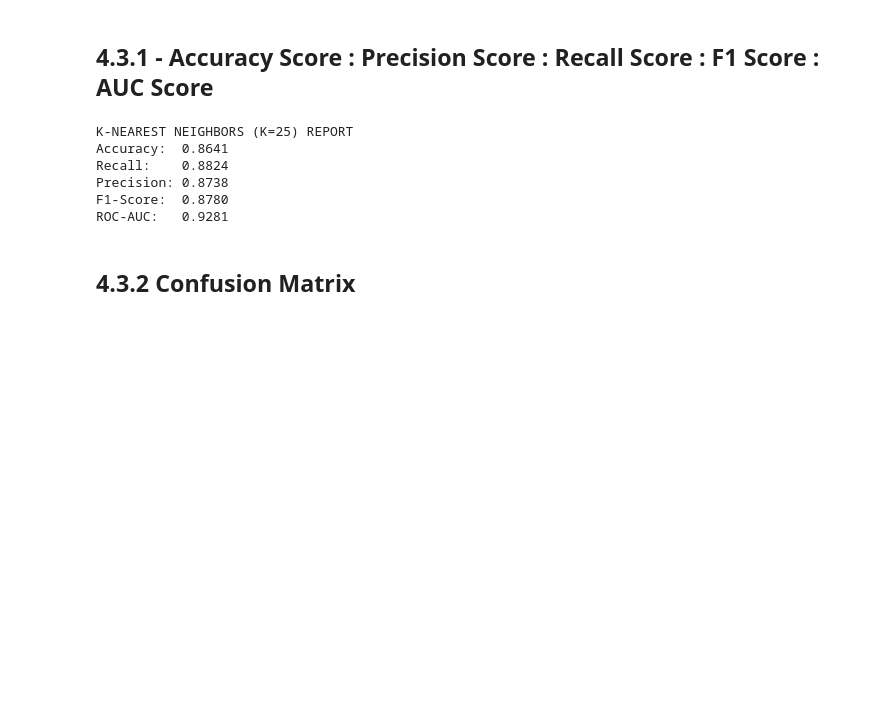
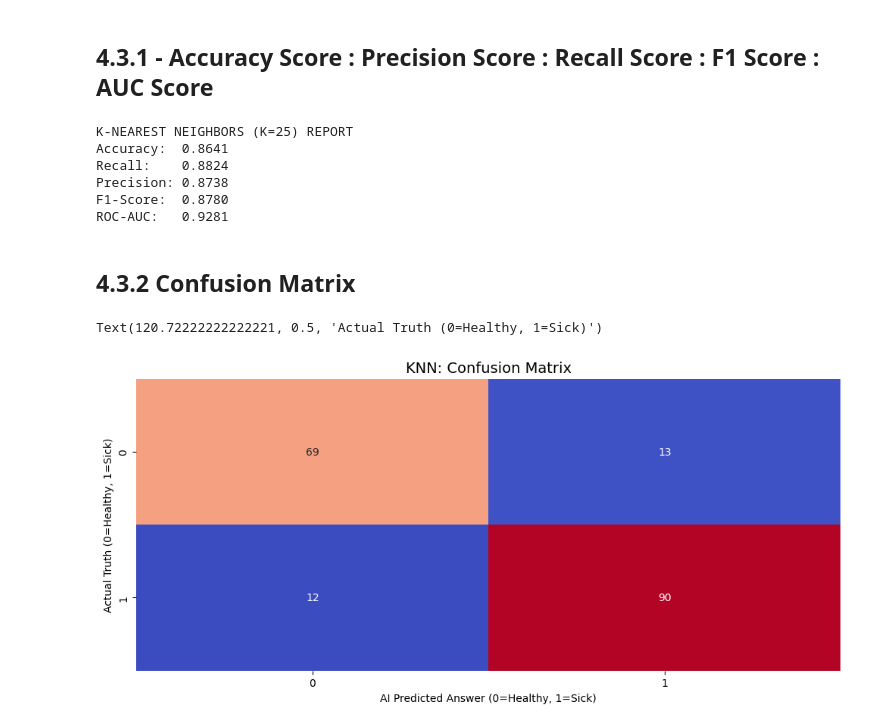
Before and after one commit to Tanish-30-08-2006/Heart-Disease-Prediction, a Jupyter notebook: notebooks/04_Model_Training_and_Verification.ipynb, the cells around one changed output. Saved outputs shown, nothing was run; the diff lists cells and outputs as text; code cells hidden in the pictures; blank space fills up the shorter version.

```diff
--- a/notebooks/04_Model_Training_and_Verification.ipynb
+++ b/notebooks/04_Model_Training_and_Verification.ipynb
@@ -347,0 +350,25 @@ To alarm 50% of sick people it alarms 50% of healthy people as well , which is d
+# %%
+from sklearn.neighbors import KNeighborsClassifier
+from sklearn.metrics import f1_score
+
+k_values_to_test = np.arange(1,50,2)
+display(k_values_to_test)
+
+f1_scores_list = []
+
+for k in k_values_to_test :
+
+    knn_temp_model = KNeighborsClassifier(n_neighbors=k)
+    knn_temp_model.fit(X_train,y_train)
+
+    y_pred_temp_knn_model = knn_temp_model.predict(X_test)
+    f1score = f1_score( y_test , y_pred_temp_knn_model)
+
+    f1_scores_list.append(f1score)
+
+max_f1_score_index = np.argmax(f1_scores_list)
+
+optimal_K_value = k_values_to_test[max_f1_score_index]
+max_f1_score = f1_scores_list( max_f1_score_index )
+
+display(f1_scores_list)
@@ -386,10 +417,13 @@ ROC-AUC:   0.9281
 # %% [markdown]
 ## 4.3.2 Confusion Matrix
 # %%
-# plt.figure(figsize=(12, 5))
+plt.figure(figsize=(12, 5))
 
-# cm_knn = confusion_matrix(y_test, y_prediction_knn)
-# sns.heatmap(cm_knn, annot=True, fmt='d', cmap='coolwarm', cbar=False)
-# plt.title('KNN: Confusion Matrix', fontsize=14)
-# plt.xlabel('AI Predicted Answer (0=Healthy, 1=Sick)')
-# plt.ylabel('Actual Truth (0=Healthy, 1=Sick)')
+cm_knn = confusion_matrix(y_test, y_prediction_knn)
+sns.heatmap(cm_knn, annot=True, fmt='d', cmap='coolwarm', cbar=False)
+plt.title('KNN: Confusion Matrix', fontsize=14)
+plt.xlabel('AI Predicted Answer (0=Healthy, 1=Sick)')
+plt.ylabel('Actual Truth (0=Healthy, 1=Sick)')
+# %% [output]
+Text(120.72222222222221, 0.5, 'Actual Truth (0=Healthy, 1=Sick)')
+[figure, added]
```
Also changed, not shown: parts of 2 cells of this notebook.
